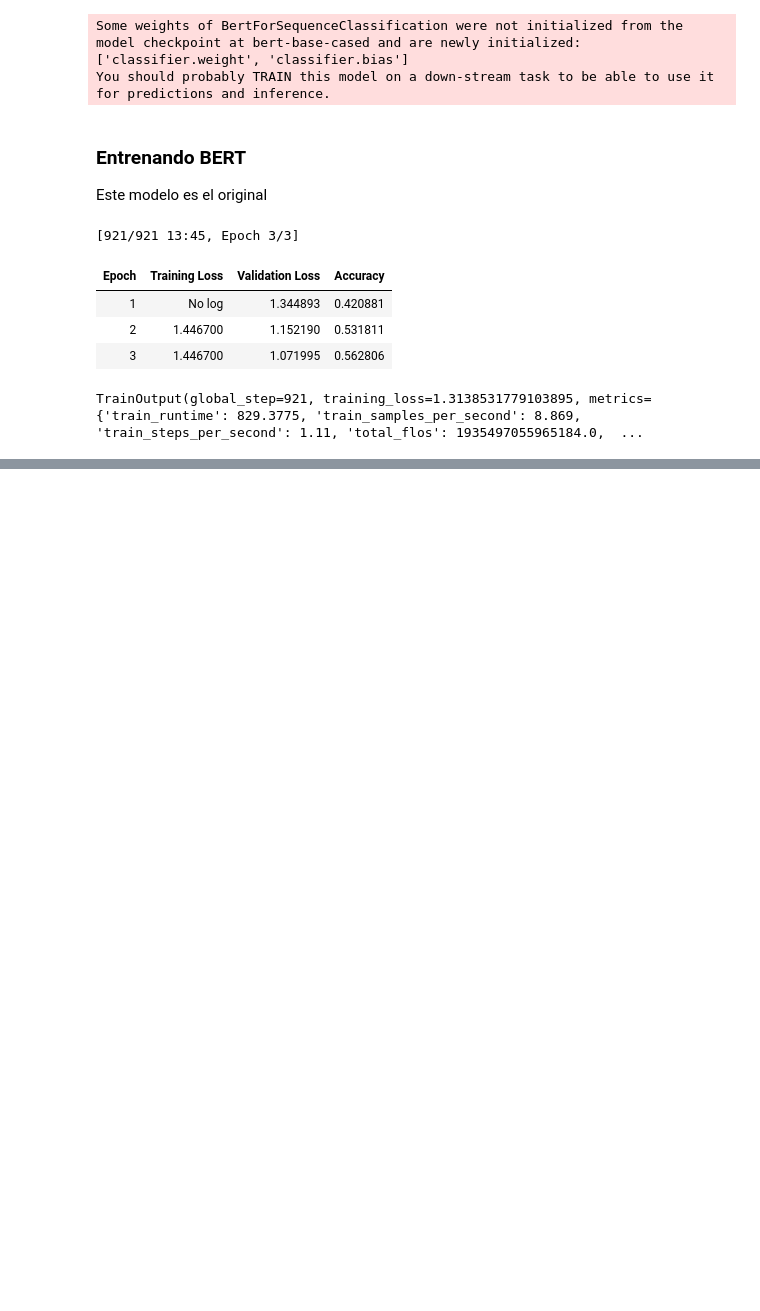
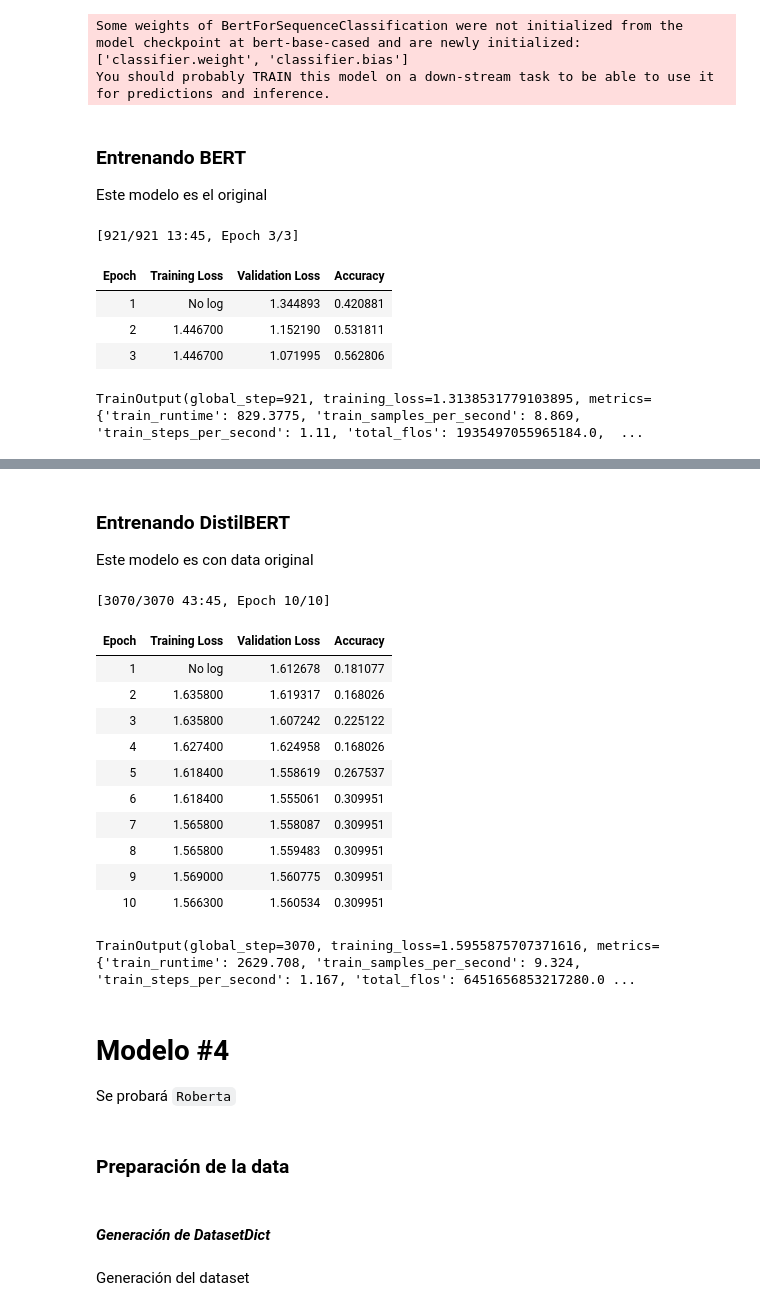
Before and after one commit to candemas97/hgmp-nlp-project, a Jupyter notebook: entregas/entrega2/clasificacion_lexica/bert/main_bert.ipynb, the cells around one changed output, grey strips where cells are left out. Drawn from its saved outputs; the diff is of its cells as text; code cells hidden in the pictures; blank space fills up the shorter version.

```diff
--- a/entregas/entrega2/clasificacion_lexica/bert/main_bert.ipynb
+++ b/entregas/entrega2/clasificacion_lexica/bert/main_bert.ipynb
@@ -696,0 +909,50 @@ TrainOutput(global_step=921, training_loss=1.3138531779103895, metrics={'train_r
+# %%
+import numpy as np
+import evaluate
+
+metric = evaluate.load("accuracy")
+# %%
+def compute_metrics(eval_pred):
+    logits, labels = eval_pred
+    predictions = np.argmax(logits, axis=-1)
+    return metric.compute(predictions=predictions, references=labels)
+# %%
+from transformers import TrainingArguments, Trainer
+
+training_args = TrainingArguments(output_dir="test_trainer", evaluation_strategy="epoch", num_train_epochs=10)
+# %% [markdown]
+### **Entrenando DistilBERT**
+
+Este modelo es con data original
+# %%
+trainer = Trainer(
+    model=model,
+    args=training_args,
+    train_dataset=tokenized_datasets["train"],
+    eval_dataset=tokenized_datasets["test"],
+    compute_metrics=compute_metrics,
+)
+# %%
+trainer.train()
+# %% [output]
+[3070/3070 43:45, Epoch 10/10]
+| Epoch | Training Loss | Validation Loss | Accuracy |
+| 1 | No log | 1.612678 | 0.181077 |
+| 2 | 1.635800 | 1.619317 | 0.168026 |
+| 3 | 1.635800 | 1.607242 | 0.225122 |
+| 4 | 1.627400 | 1.624958 | 0.168026 |
+| 5 | 1.618400 | 1.558619 | 0.267537 |
+| 6 | 1.618400 | 1.555061 | 0.309951 |
+| 7 | 1.565800 | 1.558087 | 0.309951 |
+| 8 | 1.565800 | 1.559483 | 0.309951 |
+| 9 | 1.569000 | 1.560775 | 0.309951 |
+| 10 | 1.566300 | 1.560534 | 0.309951 |
+TrainOutput(global_step=3070, training_loss=1.5955875707371616, metrics={'train_runtime': 2629.708, 'train_samples_per_second': 9.324, 'train_steps_per_second': 1.167, 'total_flos': 6451656853217280.0 ...
+# %% [markdown]
+# **Modelo \#4**
+
+Se probará ``Roberta``
+# %% [markdown]
+### **Preparación de la data**
+# %% [markdown]
+#### *Generación de DatasetDict*
@@ -696,0 +961,2 @@ TrainOutput(global_step=921, training_loss=1.3138531779103895, metrics={'train_r
+# %% [markdown]
+Generación del dataset
```
Also changed, not shown: parts of 71 cells of this notebook.
